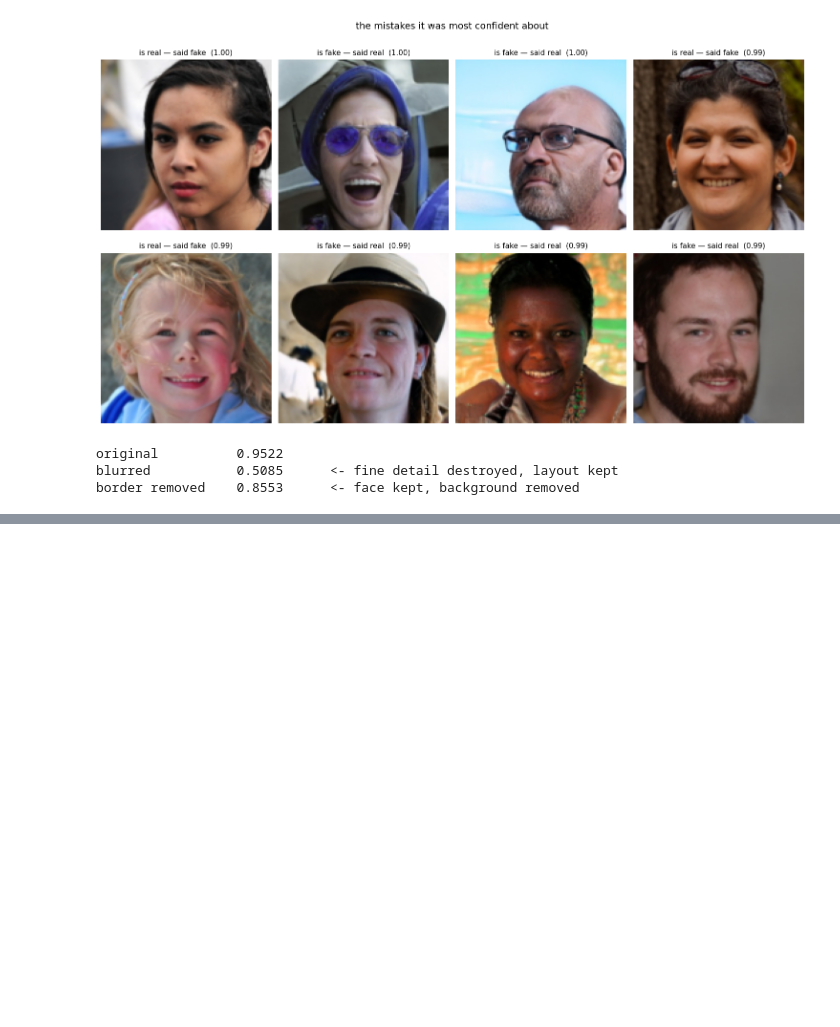
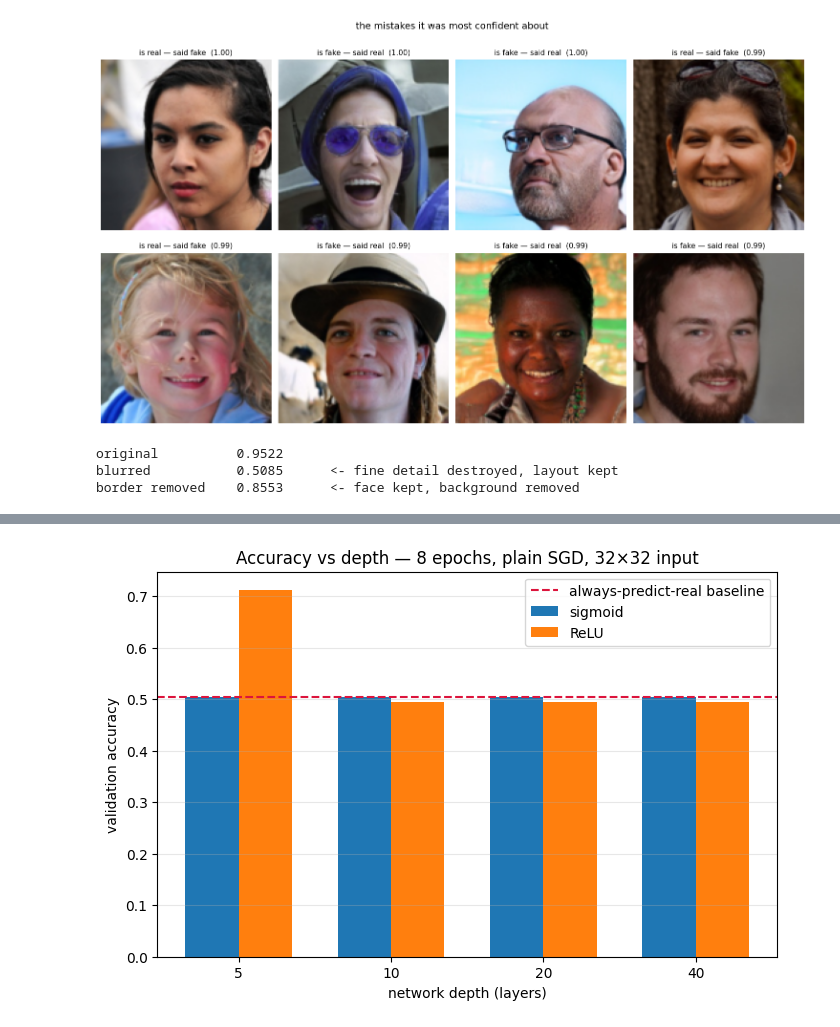
Before and after one commit to HarshitPandey-2021/blindspot, a Jupyter notebook: notebooks/04-detector.ipynb, the cells around one changed output, grey strips where cells are left out. Saved outputs shown, nothing was run; the diff lists cells and outputs as text; code cells hidden in the pictures; blank space fills up the shorter version.

```diff
--- a/notebooks/04-detector.ipynb
+++ b/notebooks/04-detector.ipynb
@@ -494,0 +634,17 @@ border removed    0.8553      <- face kept, background removed
+# %%
+import gc, torch.nn.functional as F
+
+gc.collect(); torch.cuda.empty_cache()
+print(f"GPU before: {torch.cuda.memory_allocated()/1e9:.2f} GB")
+
+def shrink(X, bs=2048):
+    """128x128 uint8 -> 32x32 float, centred. Chunked so we never blow up memory."""
+    out = torch.empty((X.size(0), 3, 32, 32), device=X.device, dtype=torch.float32)
+    for i in range(0, X.size(0), bs):
+        out[i:i+bs] = (F.avg_pool2d(X[i:i+bs].float() / 255.0, 4) - 0.5) / 0.5
+    return out
+
+Xtr_s = shrink(Xtr)
+Xva_s = shrink(Xva)
+print(Xtr_s.shape, f" mean {Xtr_s.mean():.3f}  std {Xtr_s.std():.3f}")
+print(f"GPU after:  {torch.cuda.memory_allocated()/1e9:.2f} GB")
@@ -494,0 +685,9 @@ border removed    0.8553      <- face kept, background removed
+# %%
+results = {}
+for act_name, act in [("sigmoid", nn.Sigmoid), ("relu", nn.ReLU)]:
+    for d in [5, 10, 20, 40]:
+        torch.manual_seed(0)
+        t0 = time.time()
+        results[(act_name, d)] = train_plain(make_mlp(d, act), Xtr_s, Ytr, Xva_s, Yva)
+        print(f"{act_name:8s} {d:2d} layers:  valid {results[(act_name,d)]:.4f}   "
+              f"({time.time()-t0:.0f}s)")
@@ -494,0 +703,16 @@ border removed    0.8553      <- face kept, background removed
+# %%
+import numpy as np
+depths = [5, 10, 20, 40]
+x = np.arange(len(depths)); w = 0.35
+plt.figure(figsize=(8, 5))
+plt.bar(x - w/2, [results[("sigmoid", d)] for d in depths], w, label="sigmoid")
+plt.bar(x + w/2, [results[("relu",    d)] for d in depths], w, label="ReLU")
+plt.axhline(0.5047, color="crimson", ls="--", label="always-predict-real baseline")
+plt.xticks(x, [str(d) for d in depths])
+plt.xlabel("network depth (layers)"); plt.ylabel("validation accuracy")
+plt.title("Accuracy vs depth — 8 epochs, plain SGD, 32×32 input")
+plt.legend(); plt.grid(True, axis="y", alpha=0.3)
+plt.savefig("/kaggle/working/accuracy_by_depth.png", dpi=150, bbox_inches="tight")
+plt.show()
+# %% [output]
+[figure, added]
```
Also changed, not shown: parts of 8 cells of this notebook, 3 other files.
